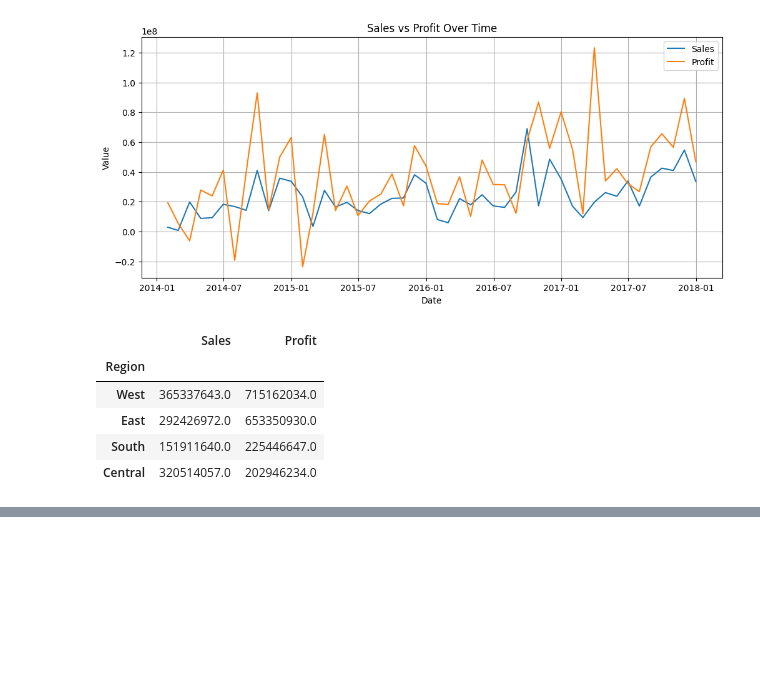
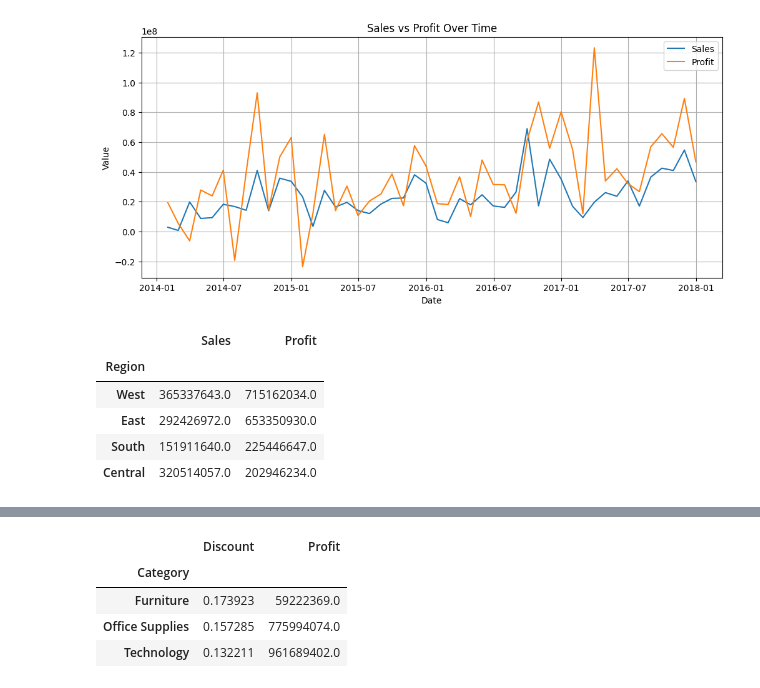
Before and after one commit to nomanmridha/Superstore-data-Analysis, a Jupyter notebook: notebooks/02_eda.ipynb, the cells around one changed output, grey strips where cells are left out. Cells and saved outputs as stored; diff of their text form; code cells hidden in the pictures; blank space fills up the shorter version.

```diff
--- a/notebooks/02_eda.ipynb
+++ b/notebooks/02_eda.ipynb
@@ -120,0 +154,18 @@ region_performance
+# %%
+# Discount Buckets
+
+df["Discount_Band"] = pd.cut(
+    df["Discount"],
+    bins=[-0.01, 0, 0.2, 0.4, 0.6, 1.0],
+    labels=["No Discount", "Low", "Medium", "High", "Very High"]
+)
+
+# Aggregate Profit by Discount Band
+
+discount_profit = (
+    df.groupby("Discount_Band", observed=True)
+    .agg({
+        "Sales": "sum",
+        "Profit": "sum"
+    })
+)
@@ -120,0 +188,18 @@ region_performance
+# %%
+# Discount
+
+category_discount = (
+    df.groupby("Category")
+    .agg({
+        "Discount": "mean",
+        "Profit": "sum"
+    })
+)
+
+category_discount
+# %% [output]
+|  | Discount | Profit |
+| Category |  |  |
+| Furniture | 0.173923 | 59222369.0 |
+| Office Supplies | 0.157285 | 775994074.0 |
+| Technology | 0.132211 | 961689402.0 |
```
Also changed, not shown: parts of 3 cells of this notebook, 8 other files.
